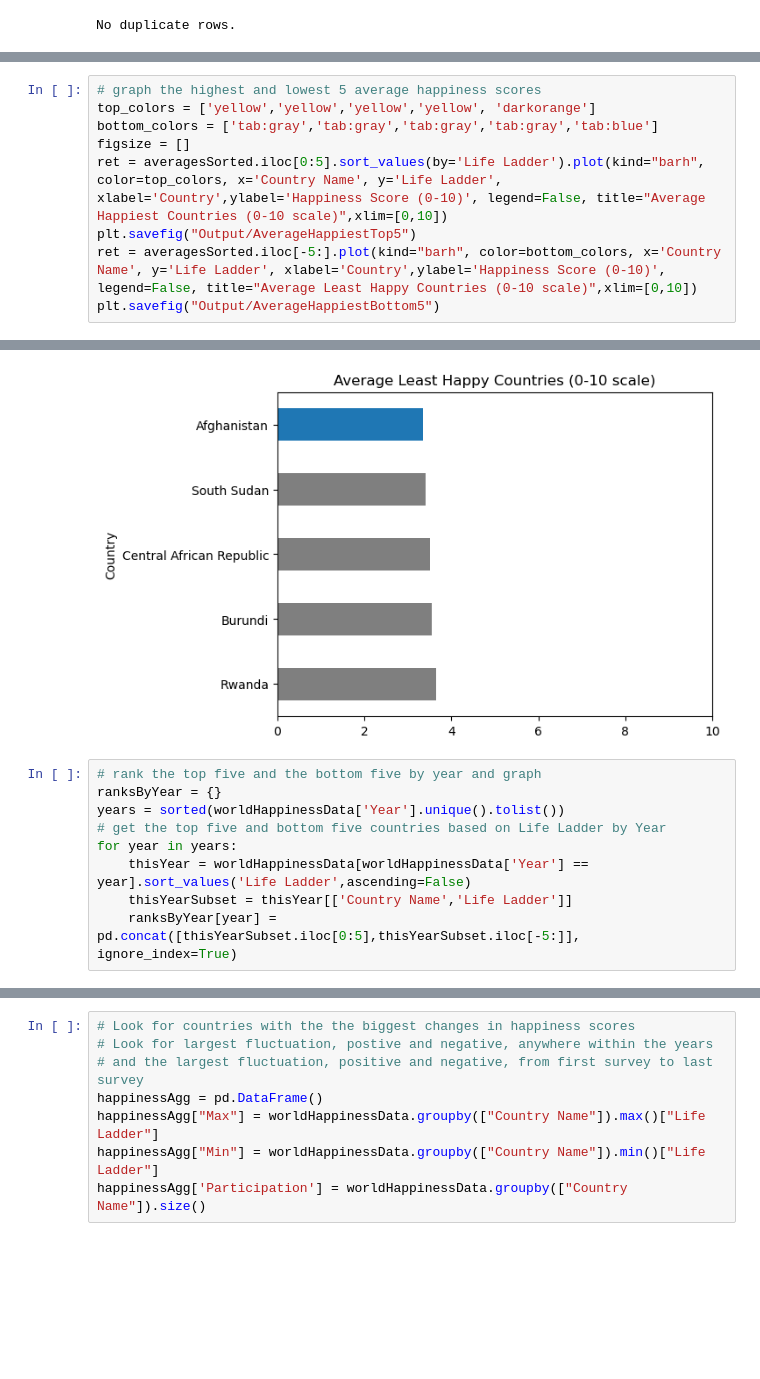
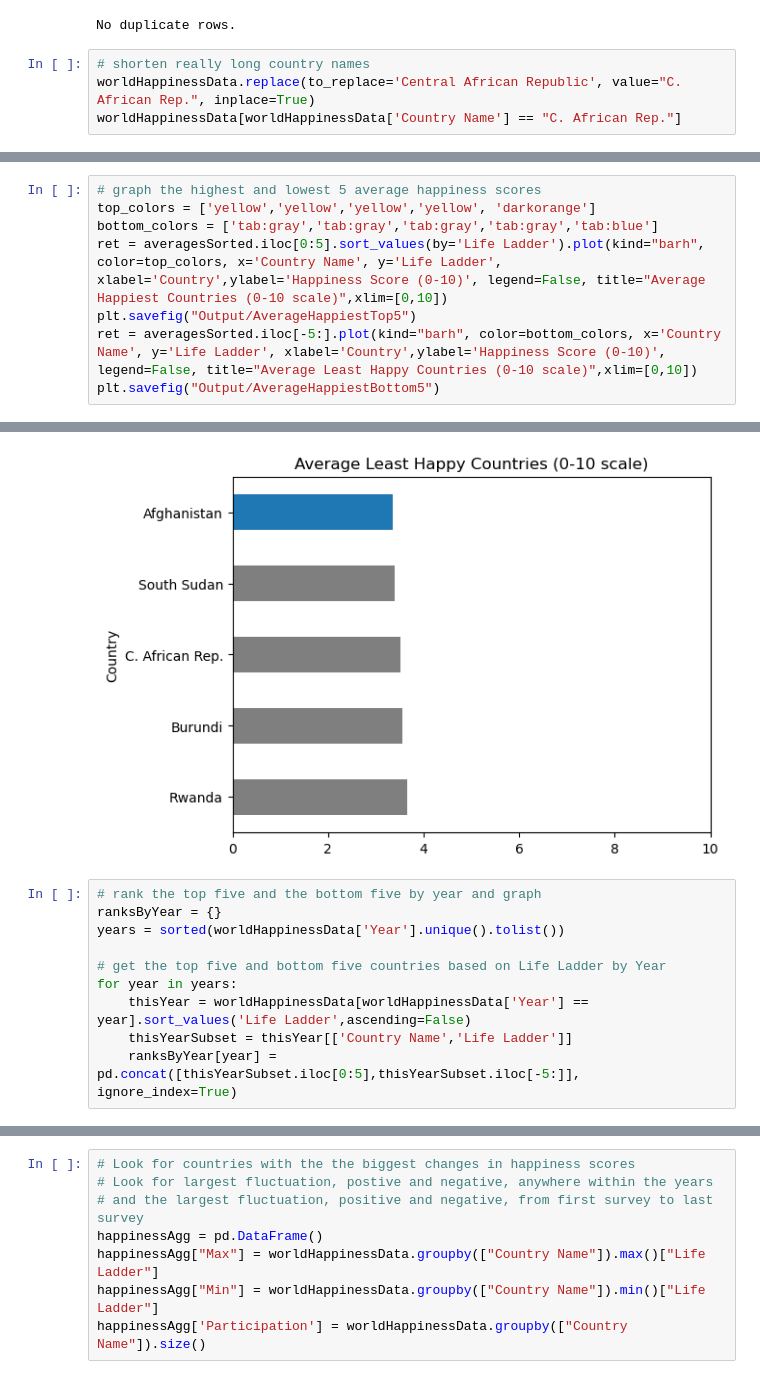
Before and after one commit to amylovesdogs/Group7Project1, a Jupyter notebook: happiness.ipynb, the cells around one changed output, grey strips where cells are left out. Cells and saved outputs as stored; diff of their text form; blank space fills up the shorter version.

Commit message:
shortened up name in graphics

```diff
--- a/happiness.ipynb
+++ b/happiness.ipynb
@@ -50,3 +50,7 @@ else:
     display(duplicates)
 # %% [output]
 No duplicate rows.
+# %%
+# shorten really long country names
+worldHappinessData.replace(to_replace='Central African Republic', value="C. African Rep.", inplace=True)
+worldHappinessData[worldHappinessData['Country Name'] == "C. African Rep."]
@@ -73,19 +84,19 @@ averagesSorted
 # %%
 # graph the highest and lowest 5 average happiness scores
 top_colors = ['yellow','yellow','yellow','yellow', 'darkorange']
 bottom_colors = ['tab:gray','tab:gray','tab:gray','tab:gray','tab:blue']
-figsize = []
 ret = averagesSorted.iloc[0:5].sort_values(by='Life Ladder').plot(kind="barh", color=top_colors, x='Country Name', y='Life Ladder', xlabel='Country',ylabel='Happiness Score (0-10)', legend=False, title="Average Happiest Countries (0-10 scale)",xlim=[0,10])
 plt.savefig("Output/AverageHappiestTop5")
 ret = averagesSorted.iloc[-5:].plot(kind="barh", color=bottom_colors, x='Country Name', y='Life Ladder', xlabel='Country',ylabel='Happiness Score (0-10)', legend=False, title="Average Least Happy Countries (0-10 scale)",xlim=[0,10])
 plt.savefig("Output/AverageHappiestBottom5")
 # %% [output]
 [figure]
-[figure, old version]
+[figure, new version]
 # %%
 # rank the top five and the bottom five by year and graph
 ranksByYear = {}
 years = sorted(worldHappinessData['Year'].unique().tolist())
+
 # get the top five and bottom five countries based on Life Ladder by Year
 for year in years:
     thisYear = worldHappinessData[worldHappinessData['Year'] == year].sort_values('Life Ladder',ascending=False)
```
Also changed, not shown: parts of 4 cells of this notebook, 37 other files.
